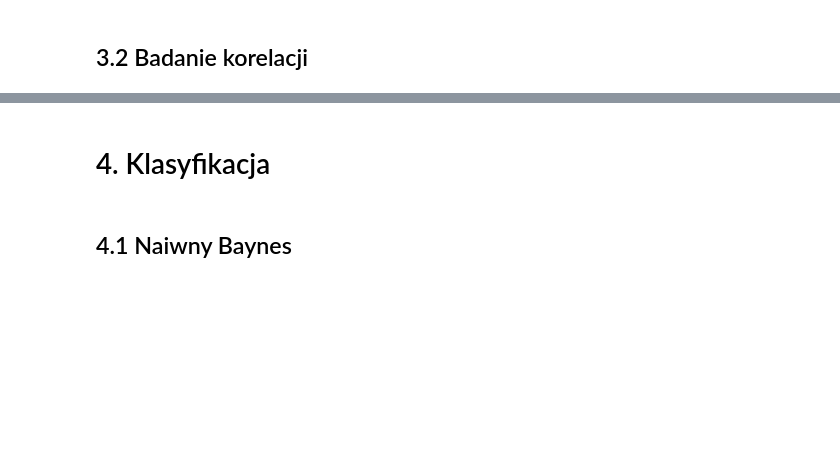
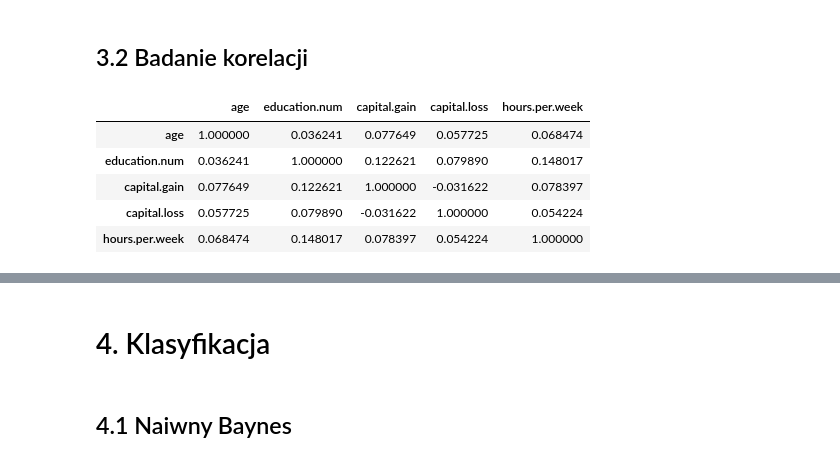
Before and after one commit to fpoon/adult-datamining, a Jupyter notebook: projekt.ipynb, the cells around one changed output, grey strips where cells are left out. Cells and saved outputs as stored; diff of their text form; code cells hidden in the pictures; blank space fills up the shorter version.

```diff
--- a/projekt.ipynb
+++ b/projekt.ipynb
@@ -251,2 +294,11 @@ plotpair("age", df1.loc[df1["income"] == ">50K"]["age1"], df1.loc[df1["income"]
 # %% [markdown]
 ## 3.2 Badanie korelacji
+# %%
+adult.corr()
+# %% [output]
+|  | age | education.num | capital.gain | capital.loss | hours.per.week |
+| age | 1.000000 | 0.036241 | 0.077649 | 0.057725 | 0.068474 |
+| education.num | 0.036241 | 1.000000 | 0.122621 | 0.079890 | 0.148017 |
+| capital.gain | 0.077649 | 0.122621 | 1.000000 | -0.031622 | 0.078397 |
+| capital.loss | 0.057725 | 0.079890 | -0.031622 | 1.000000 | 0.054224 |
+| hours.per.week | 0.068474 | 0.148017 | 0.078397 | 0.054224 | 1.000000 |
```
Also changed, not shown: parts of 29 cells of this notebook.
